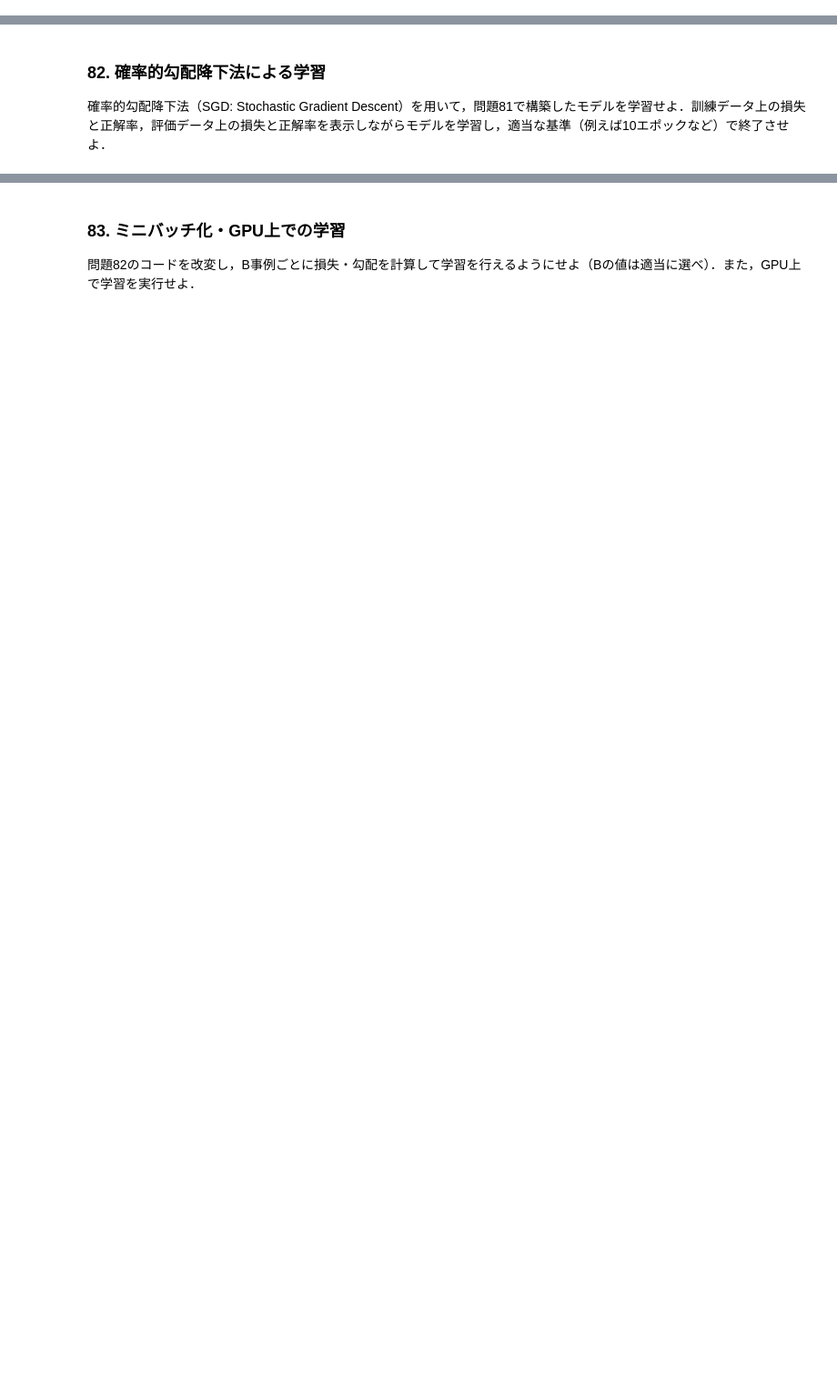
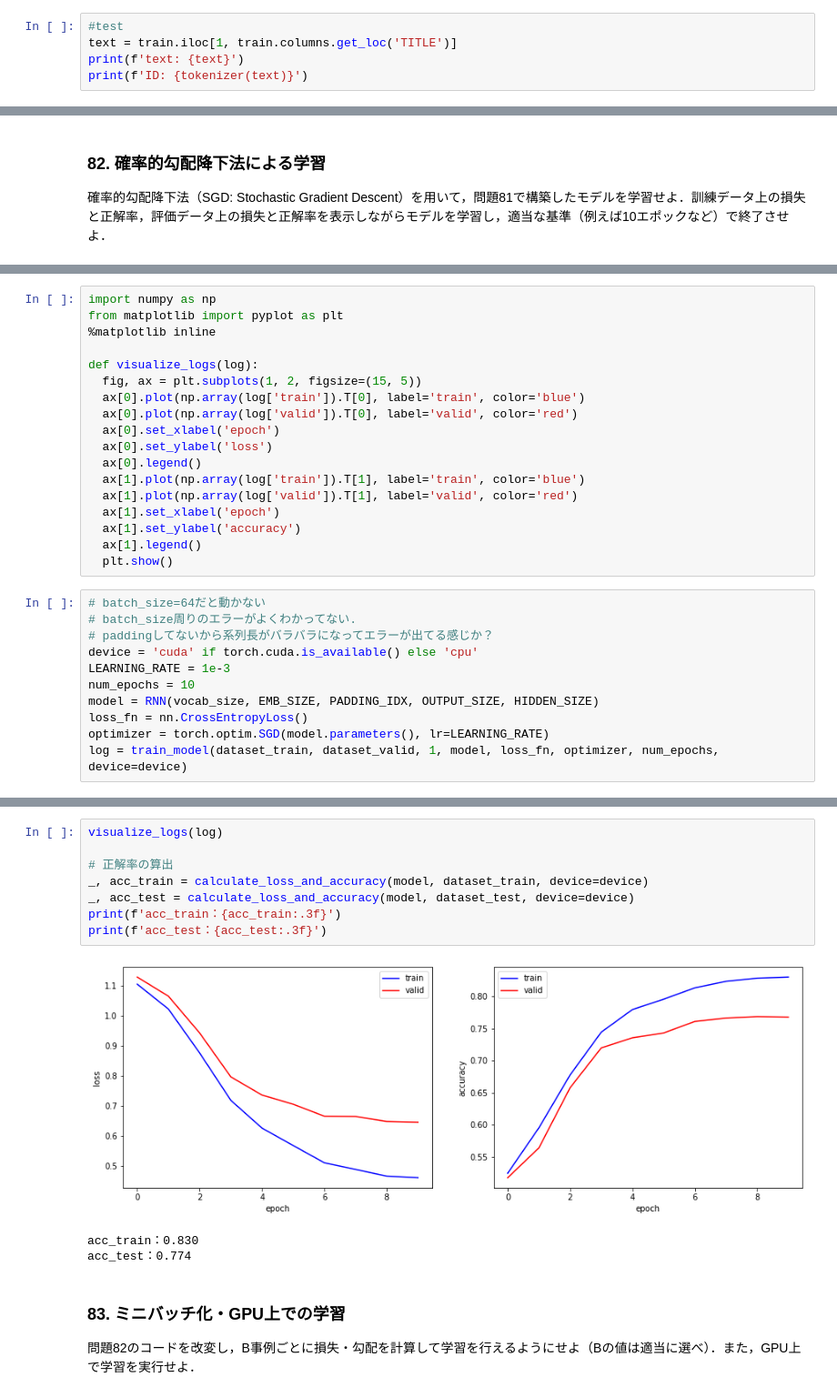
Before and after one commit to 223mle/NLP-100knocks, a Jupyter notebook: ch09.ipynb, the cells around one changed output, grey strips where cells are left out. Shown at 91% size. Cells and saved outputs as stored; diff of their text form; blank space fills up the shorter version.

```diff
--- a/ch09.ipynb
+++ b/ch09.ipynb
@@ -5,0 +81,5 @@
+# %%
+#test
+text = train.iloc[1, train.columns.get_loc('TITLE')]
+print(f'text: {text}')
+print(f'ID: {tokenizer(text)}')
@@ -12,0 +250,29 @@
+# %%
+import numpy as np
+from matplotlib import pyplot as plt
+%matplotlib inline
+
+def visualize_logs(log):
+  fig, ax = plt.subplots(1, 2, figsize=(15, 5))
+  ax[0].plot(np.array(log['train']).T[0], label='train', color='blue')
+  ax[0].plot(np.array(log['valid']).T[0], label='valid', color='red')
+  ax[0].set_xlabel('epoch')
+  ax[0].set_ylabel('loss')
+  ax[0].legend()
+  ax[1].plot(np.array(log['train']).T[1], label='train', color='blue')
+  ax[1].plot(np.array(log['valid']).T[1], label='valid', color='red')
+  ax[1].set_xlabel('epoch')
+  ax[1].set_ylabel('accuracy')
+  ax[1].legend()
+  plt.show()
+# %%
+# batch_size=64だと動かない
+# batch_size周りのエラーがよくわかってない.
+# paddingしてないから系列長がバラバラになってエラーが出てる感じか？
+device = 'cuda' if torch.cuda.is_available() else 'cpu'
+LEARNING_RATE = 1e-3
+num_epochs = 10
+model = RNN(vocab_size, EMB_SIZE, PADDING_IDX, OUTPUT_SIZE, HIDDEN_SIZE)
+loss_fn = nn.CrossEntropyLoss()
+optimizer = torch.optim.SGD(model.parameters(), lr=LEARNING_RATE)
+log = train_model(dataset_train, dataset_valid, 1, model, loss_fn, optimizer, num_epochs, device=device)
@@ -13,3 +290,15 @@
+# %%
+visualize_logs(log)
+
+# 正解率の算出
+_, acc_train = calculate_loss_and_accuracy(model, dataset_train, device=device)
+_, acc_test = calculate_loss_and_accuracy(model, dataset_test, device=device)
+print(f'acc_train：{acc_train:.3f}')
+print(f'acc_test：{acc_test:.3f}')
+# %% [output]
+[figure, added]
+acc_train：0.830
+acc_test：0.774
 # %% [markdown]
 ### 83. ミニバッチ化・GPU上での学習
 問題82のコードを改変し，B事例ごとに損失・勾配を計算して学習を行えるようにせよ（Bの値は適当に選べ）．また，GPU上で学習を実行せよ．
```
Also changed, not shown: parts of 40 cells of this notebook.
